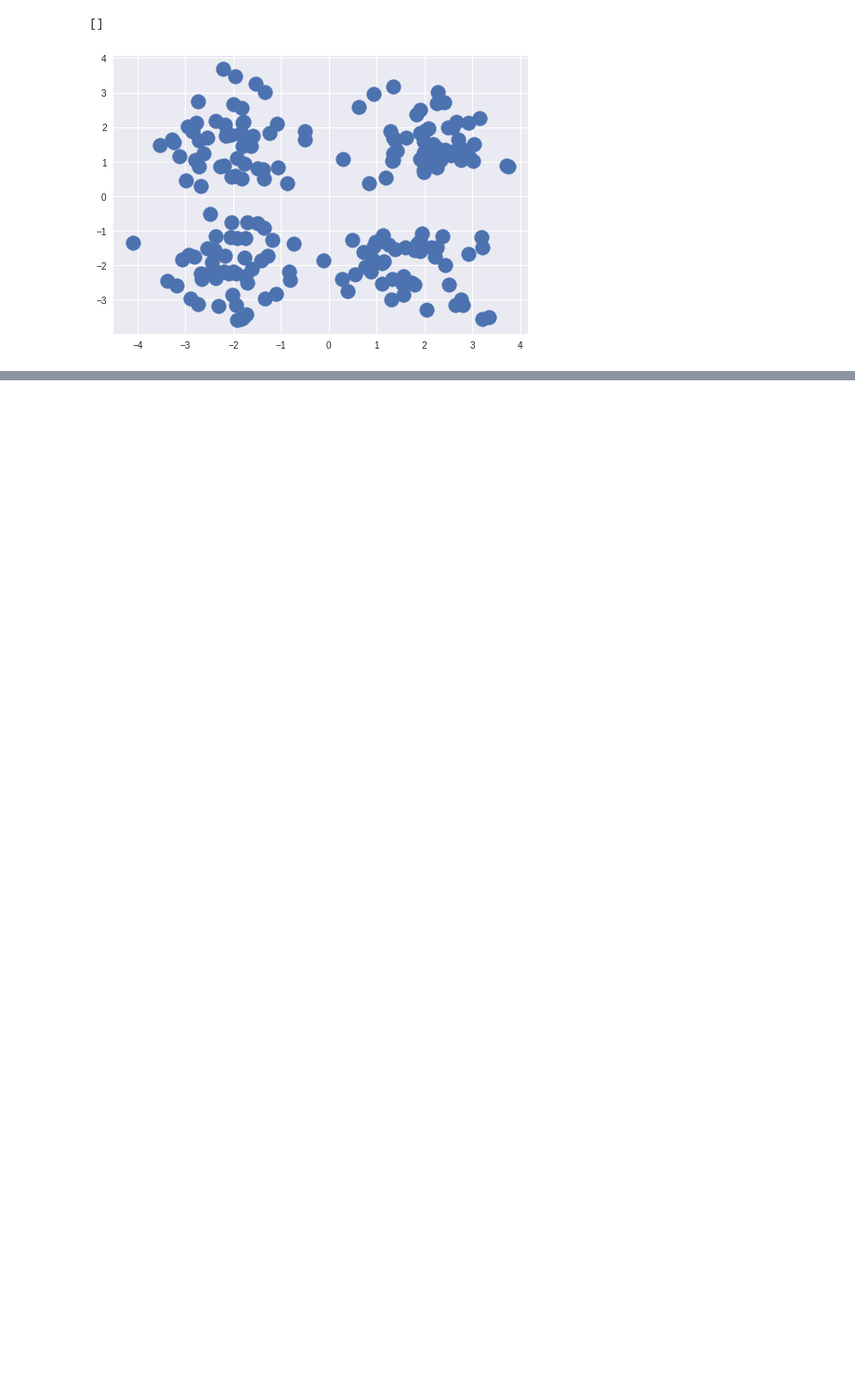
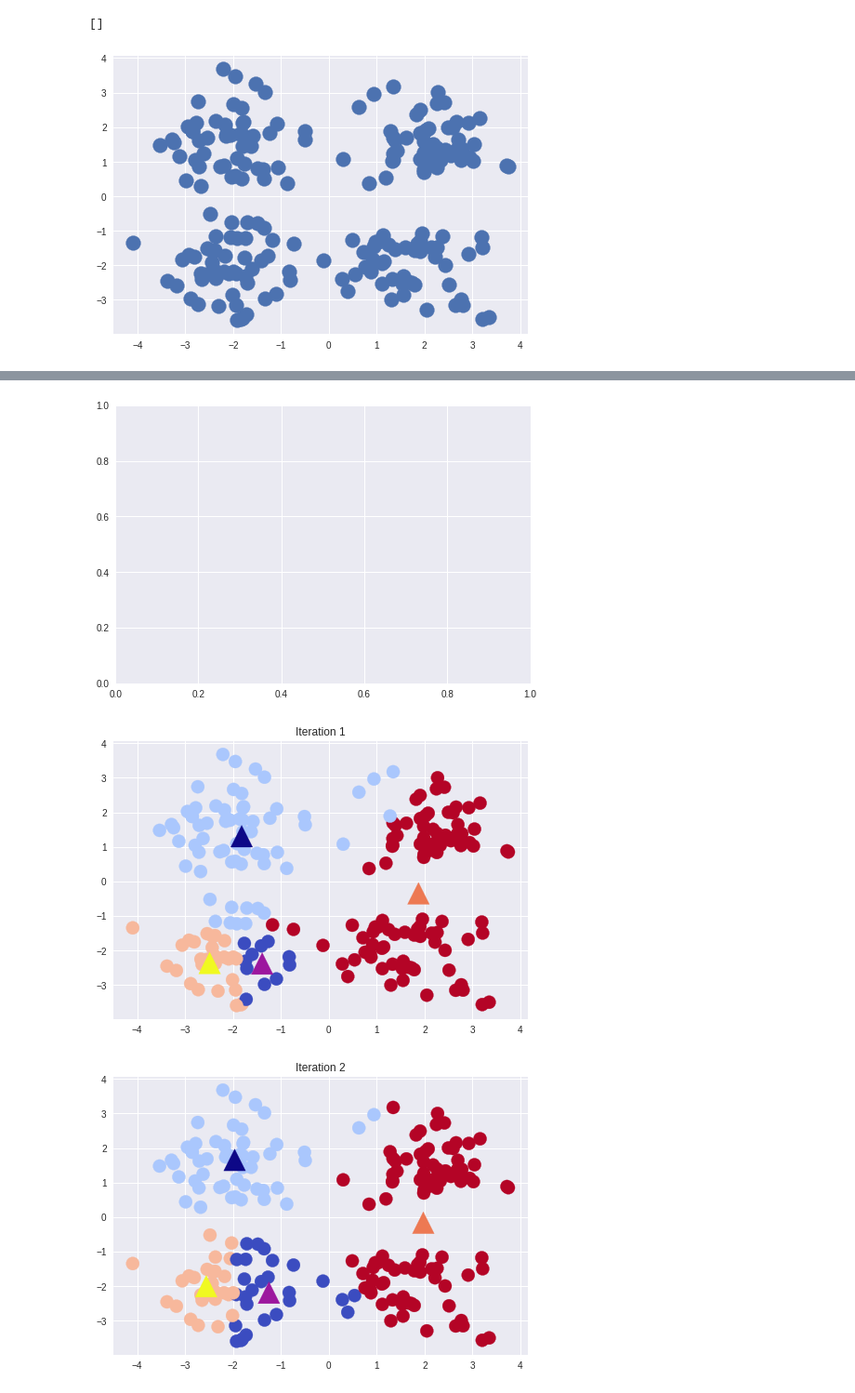
Before and after one commit to ygw365/dl, a Jupyter notebook: dl.ipynb, the cells around one changed output, grey strips where cells are left out. Shown: that part at 93% size. Drawn from its saved outputs; the diff is of its cells as text; code cells hidden in the pictures; blank space fills up the shorter version.

```diff
--- a/dl.ipynb
+++ b/dl.ipynb
@@ -376,0 +556,2 @@ plt.plot()
+# %%
+sess.run(tf.tile(centroids, [2, 1])) # 第一维复制2次，第二维复制1次
@@ -376,0 +567,2 @@ plt.plot()
+# %%
+sess.run(tf.reshape(tf.tile(centroids, [2, 1]), [2,4,2])) # 第一维复制2次，第二维复制1次
@@ -376,0 +579,53 @@ plt.plot()
+# %%
+
+# 复制质心 200 次，并行为 N ，K ，2 形状
+rep_centroids = tf.reshape(tf.tile(centroids, [N, 1]), [N, K, 2])
+# 复制点
+rep_points = tf.reshape(tf.tile(points, [1, K]), [N, K, 2])
+# 计算每个点到质心的欧几里得距离
+sum_squares = tf.reduce_sum(tf.square(rep_points - rep_centroids), reduction_indices=2) # 在第二个轴
+# 计算更好的质心，即找到最小的距离的
+best_centroids = tf.argmin(sum_squares, 1)
+
+did_assignments_change = tf.reduce_any(tf.not_equal(best_centroids, cluster_assignments))
+
+#
+def bucket_mean(data, bucket_ids, num_buckets):
+    total = tf.unsorted_segment_sum(data, bucket_ids, num_buckets)
+    count = tf.unsorted_segment_sum(tf.ones_like(data), bucket_ids, num_buckets)
+    return total / count
+
+means = bucket_mean(points, best_centroids, K)
+with tf.control_dependencies([did_assignments_change]):
+    do_updates = tf.group(
+    centroids.assign(means),
+    cluster_assignments.assign(best_centroids))
+
+changed = True
+iters = 0
+fig, ax = plt.subplots()
+if (DATA_TYPE == 'blobs'):
+    colourindexes=[2,1,4,3]
+else:
+    colourindexes=[2,1]
+while changed and iters < MAX_ITERS:
+    fig, ax = plt.subplots()
+    iters += 1
+    [changed, _] = sess.run([did_assignments_change, do_updates])
+    [centers, assignments] = sess.run([centroids, cluster_assignments])
+    ax.scatter(sess.run(points).transpose()[0], sess.run(points).transpose()[1],
+ marker = 'o', s = 200, c = assignments, cmap=plt.cm.coolwarm )
+    ax.scatter(centers[:,0],centers[:,1], marker = '^', s = 550, c = colourindexes, cmap=plt.cm.plasma)
+    ax.set_title('Iteration ' + str(iters))
+    plt.savefig("kmeans" + str(iters) +".png")
+ax.scatter(sess.run(points).transpose()[0], sess.run(points).transpose()[1], marker = 'o', s = 200, c = assignments, cmap=plt.cm.coolwarm )
+plt.show()
+end = time.time()
+print ("Found in %.2f seconds" % (end-start)), iters, "iterations"
+print ("Centroids:")
+print (centers)
+print ("Cluster assignments:", assignments)
+# %% [output]
+[figure, added]
+[figure, added]
+[figure, added]
```
Also changed, not shown: parts of 13 cells of this notebook.
